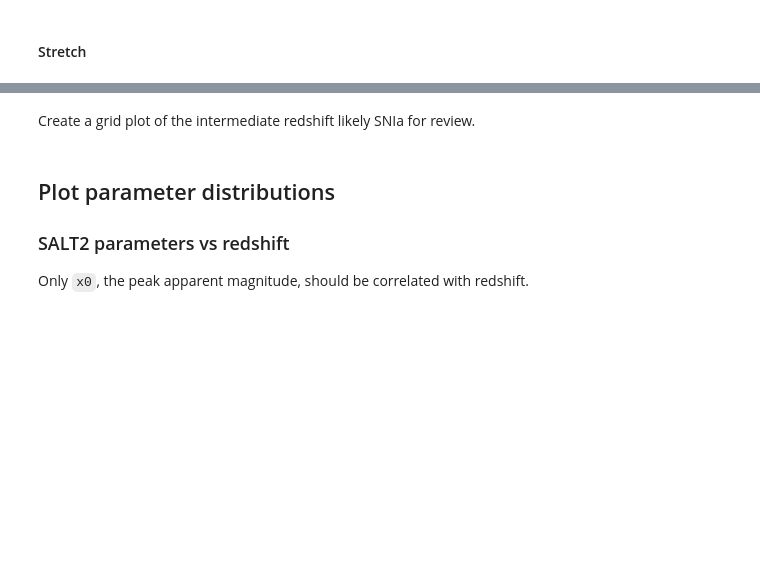
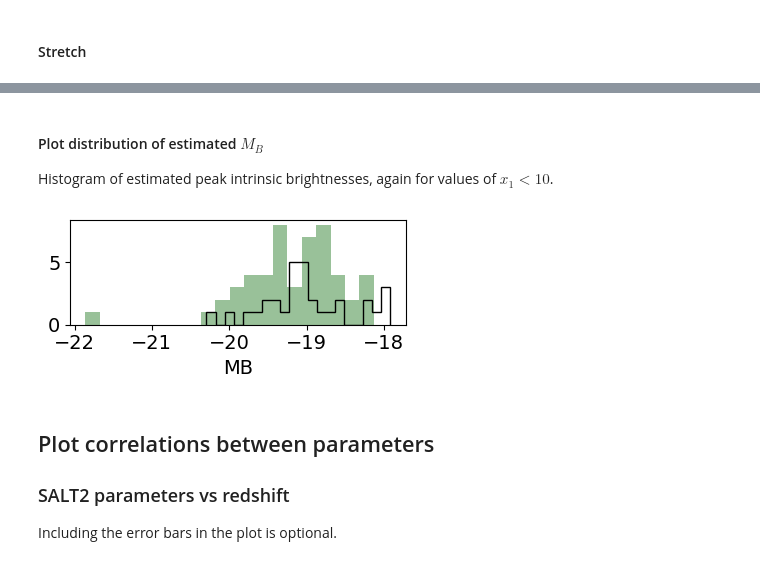
Before and after one commit to MelissaGraham/decam_ddf_tools, a Jupyter notebook: transients_science/SNIa/4_analyze_potential_snia_sncosmo.ipynb, the cells around one changed output, grey strips where cells are left out. Saved outputs shown, nothing was run; the diff lists cells and outputs as text; code cells hidden in the pictures; blank space fills up the shorter version.

```diff
--- a/transients_science/SNIa/4_analyze_potential_snia_sncosmo.ipynb
+++ b/transients_science/SNIa/4_analyze_potential_snia_sncosmo.ipynb
@@ -241,2 +253,0 @@ print(fit_cand[txz])
-# %% [markdown]
-Create a grid plot of the intermediate redshift likely SNIa for review.
@@ -307,7 +254,24 @@ del s
+# %% [markdown]
+#### Plot distribution of estimated $M_B$
+
+Histogram of estimated peak intrinsic brightnesses, again for values of $x_1<10$.
+# %%
+tx = np.where((fit_z > -90.0) & (fit_mlgflag != 0) & (fit_x1 < 10))[0]
+mlgx = np.where((fit_z > -90.0) & (fit_mlgflag == 0) & (fit_x1 < 10))[0]
+
+fig = plt.figure(figsize=(4, 2))
+plt.hist(fit_MB[tx],   bins=nbins, histtype='stepfilled', alpha=0.4, color='darkgreen')
+plt.hist(fit_MB[mlgx], bins=nbins, histtype='step', ls='solid', color='black')
+plt.xlabel('MB')
+
+fig.tight_layout()
+plt.show()
+# %% [output]
+[figure, added]
 # %% [markdown]
-## Plot parameter distributions
+## Plot correlations between parameters
 
 ### SALT2 parameters vs redshift
 
-Only `x0`, the peak apparent magnitude, should be correlated with redshift.
+Including the error bars in the plot is optional.
 # %%
```
Also changed, not shown: parts of 45 cells of this notebook.
